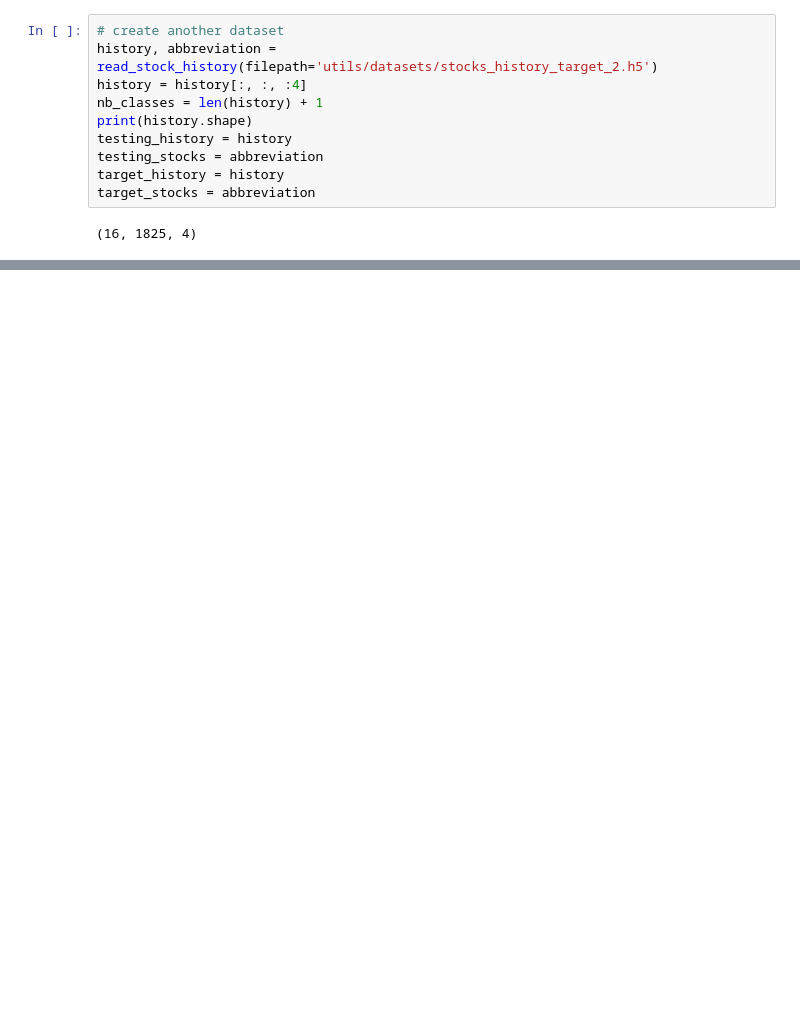
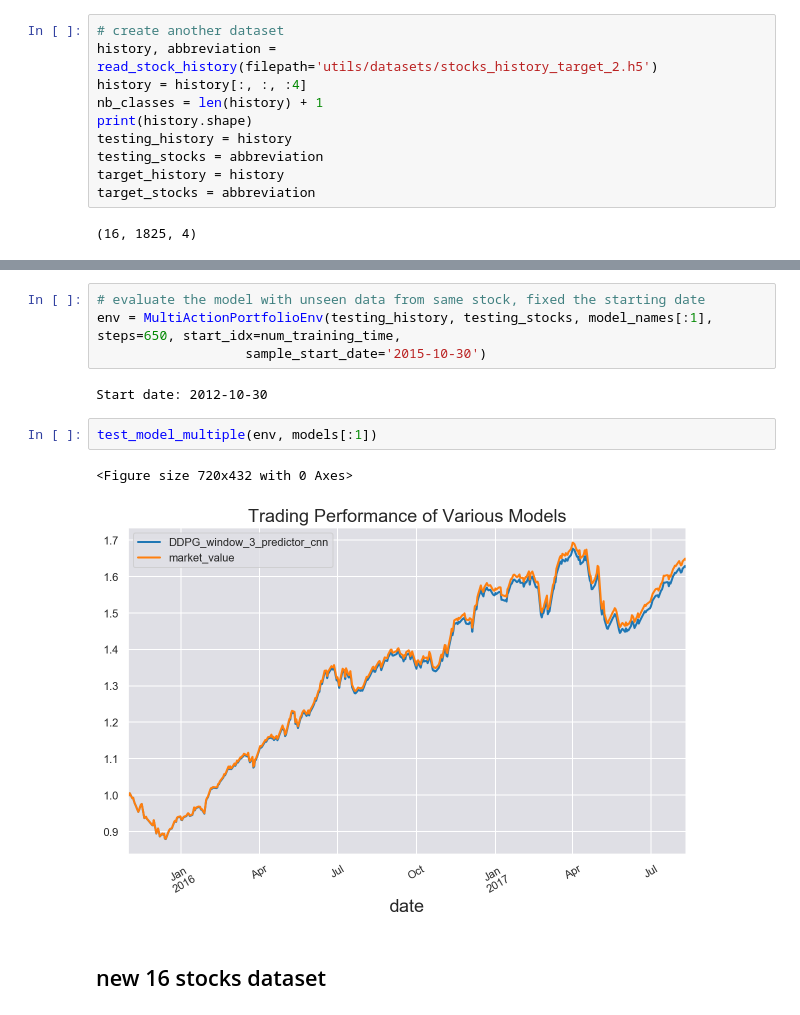
Before and after one commit to zm922/sum19, a Jupyter notebook: drl/src/sum19_ddpg_experiments.ipynb, the cells around one changed output, grey strips where cells are left out. Drawn from its saved outputs; the diff is of its cells as text; blank space fills up the shorter version.

```diff
--- a/drl/src/sum19_ddpg_experiments.ipynb
+++ b/drl/src/sum19_ddpg_experiments.ipynb
@@ -339,0 +328,13 @@ array([9.229000e+01, 9.259000e+01, 9.174000e+01, 9.240000e+01,
+# %%
+# evaluate the model with unseen data from same stock, fixed the starting date
+env = MultiActionPortfolioEnv(testing_history, testing_stocks, model_names[:1], steps=650, start_idx=num_training_time,
+                   sample_start_date='2015-10-30')
+# %% [output]
+Start date: 2012-10-30
+# %%
+test_model_multiple(env, models[:1])
+# %% [output]
+<Figure size 720x432 with 0 Axes>
+[figure, added]
+# %% [markdown]
+## new 16 stocks dataset
```
Also changed, not shown: parts of 46 cells of this notebook, 6 other files.
